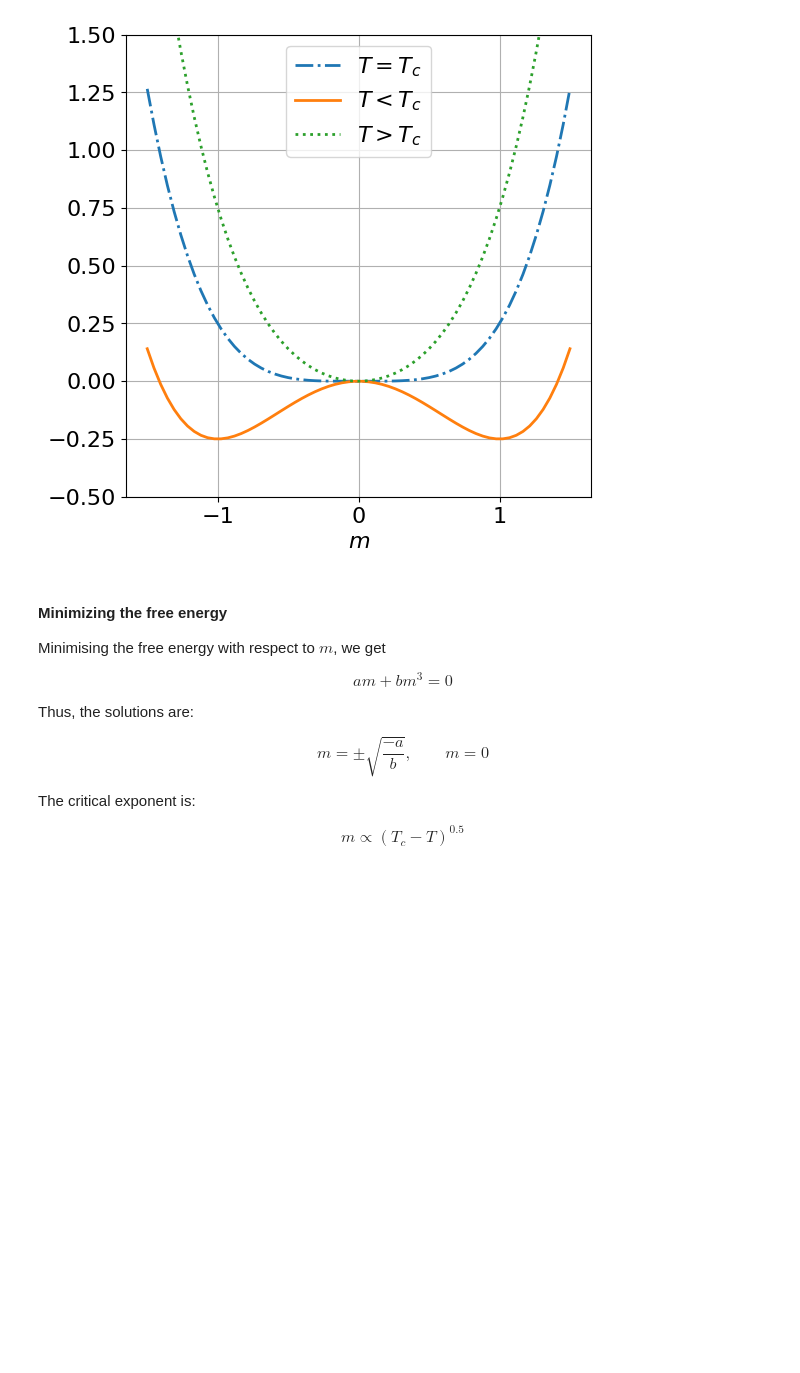
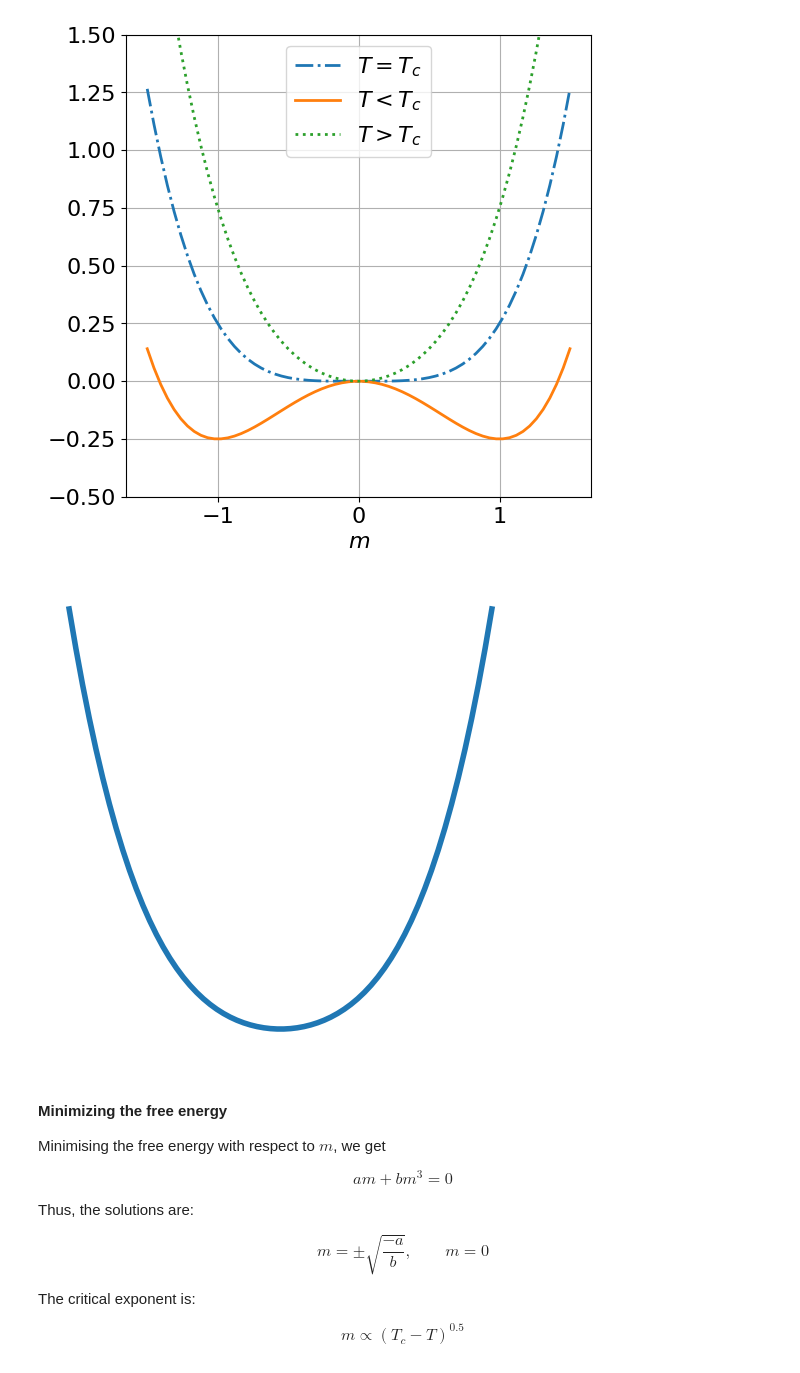
Before and after one commit to rajeshrinet/teaching, a Jupyter notebook: PH5490/code/ex07_Landau_MFT.ipynb, the cells around one changed output. Saved outputs shown, nothing was run; the diff lists cells and outputs as text; code cells hidden in the pictures; blank space fills up the shorter version.

```diff
--- a/PH5490/code/ex07_Landau_MFT.ipynb
+++ b/PH5490/code/ex07_Landau_MFT.ipynb
@@ -23,6 +23,22 @@ plt.xlabel(r'$m$'); plt.ylim(-0.5, 1.5)
 plt.legend();
 # %% [output]
 [figure]
+# %%
+fig = plt.figure(num=None, figsize=(6, 6), dpi=100, facecolor='w', edgecolor='k')
+plt.rcParams.update({'font.size': 16}); plt.grid()
+
+def freeEnergy(a, b, m):
+    return 0.5*a*m**2 + 0.25*b*m**4
+
+Nt=64
+m = np.linspace(-1.5, 1.5, Nt)
+b = 1
+
+a = 1;  plt.plot(m, freeEnergy(a, b, m), '-', lw=4, label='$T<T_c$')
+plt.xlabel(r'$m$');
+plt.axis('off');
+# %% [output]
+[figure, added]
 # %% [markdown]
 #### Minimizing the free energy
 
```
Also changed, not shown: 14 other files.
